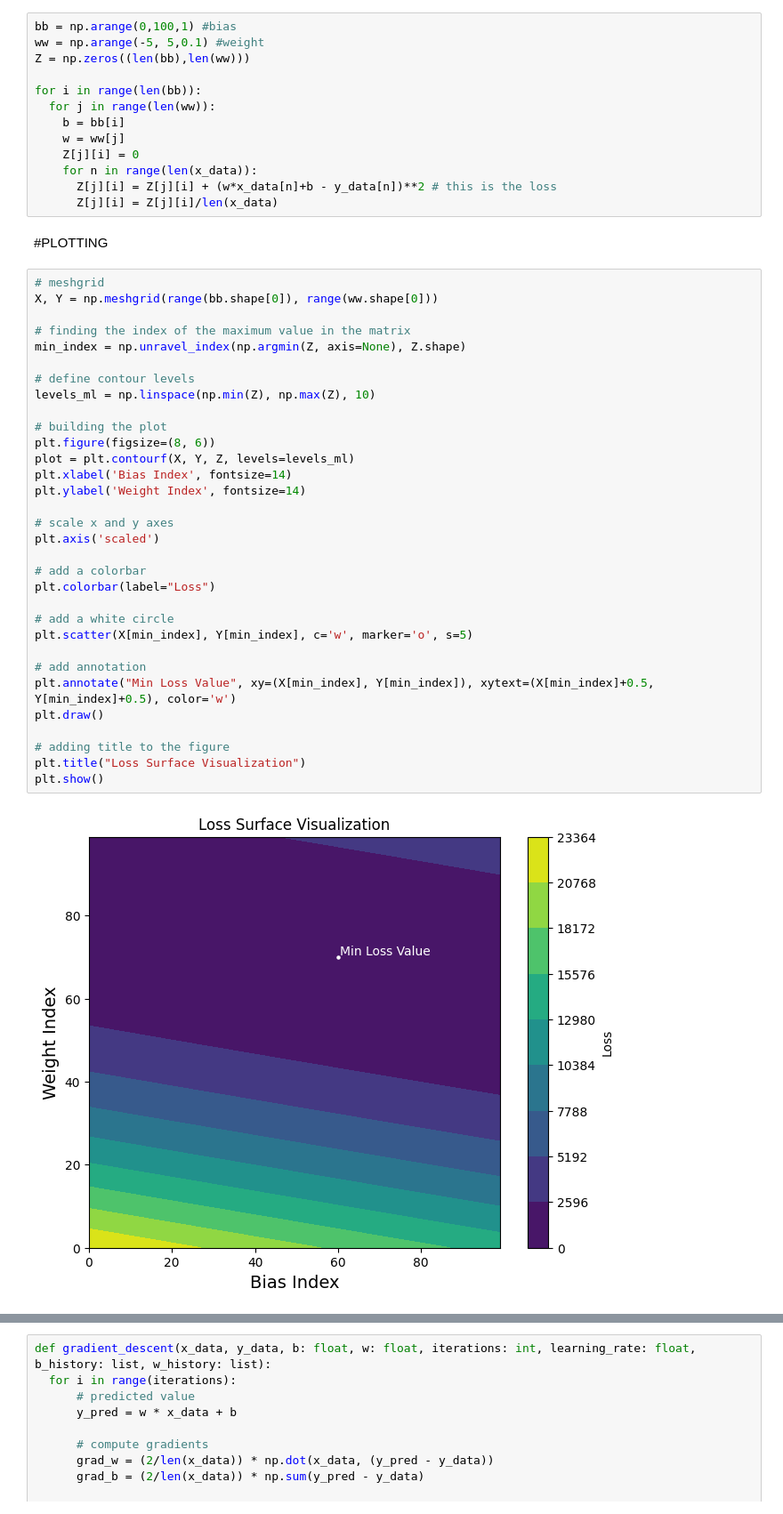
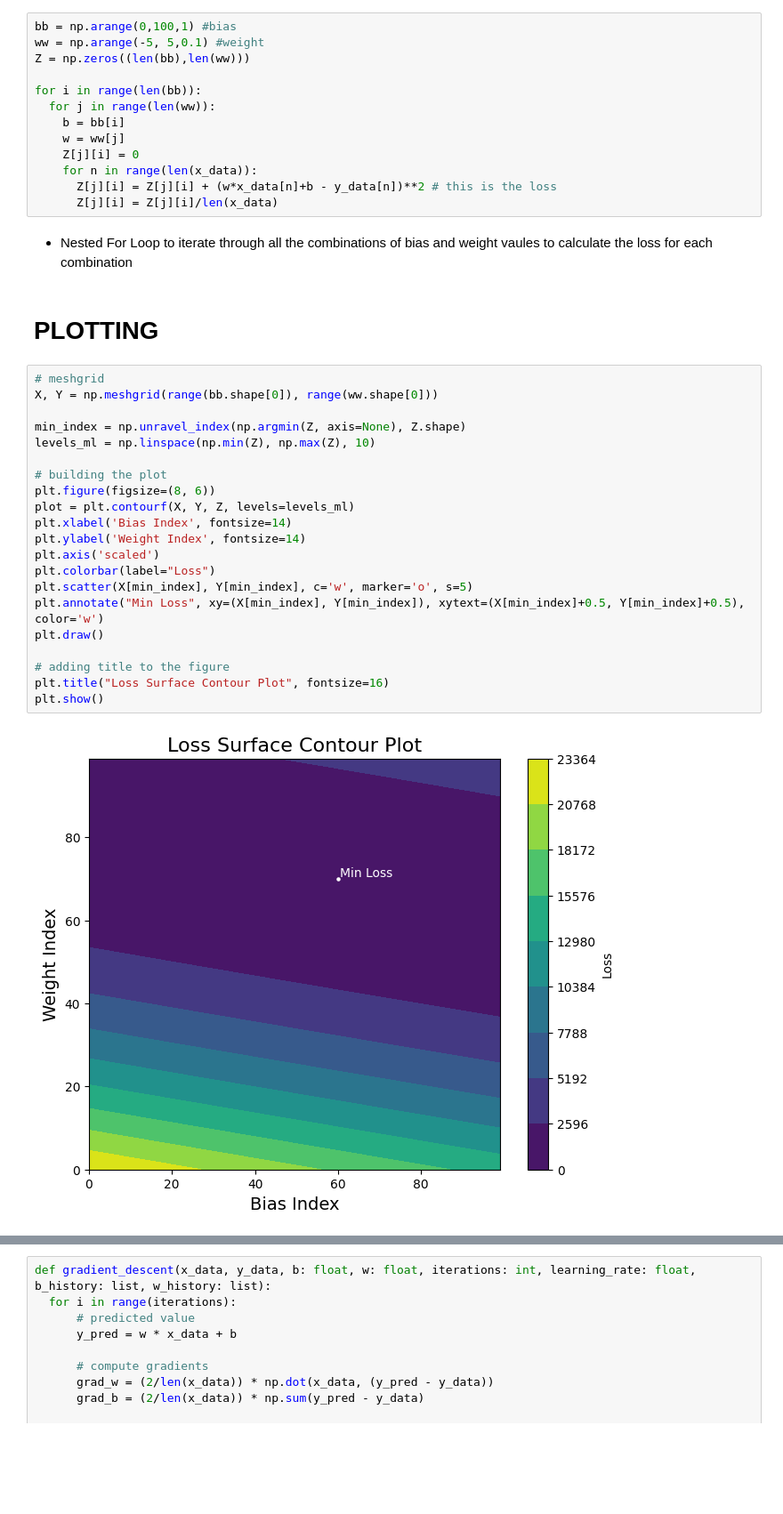
Before and after one commit to LingT03/MachineLearning, a Jupyter notebook: HW1LinReg+GraDes/Thang_Ling_Homework1_LinearRegression+GradientDescent.ipynb, the cells around one changed output, grey strips where cells are left out. Shown: that part at 89% size. Drawn from its saved outputs; the diff is of its cells as text; blank space fills up the shorter version.

```diff
--- a/HW1LinReg+GraDes/Thang_Ling_Homework1_LinearRegression+GradientDescent.ipynb
+++ b/HW1LinReg+GraDes/Thang_Ling_Homework1_LinearRegression+GradientDescent.ipynb
@@ -21,39 +31,30 @@ for i in range(len(bb)):
     for n in range(len(x_data)):
       Z[j][i] = Z[j][i] + (w*x_data[n]+b - y_data[n])**2 # this is the loss
       Z[j][i] = Z[j][i]/len(x_data)
+# %% [markdown]
+- Nested For Loop to iterate through all the combinations of bias and weight vaules to calculate the loss for each combination
 # %% [markdown]
-#PLOTTING
+# PLOTTING
 # %%
 # meshgrid
 X, Y = np.meshgrid(range(bb.shape[0]), range(ww.shape[0]))
 
-# finding the index of the maximum value in the matrix
 min_index = np.unravel_index(np.argmin(Z, axis=None), Z.shape)
-
-# define contour levels
 levels_ml = np.linspace(np.min(Z), np.max(Z), 10)
 
 # building the plot
 plt.figure(figsize=(8, 6))
 plot = plt.contourf(X, Y, Z, levels=levels_ml)
 plt.xlabel('Bias Index', fontsize=14)
 plt.ylabel('Weight Index', fontsize=14)
-
-# scale x and y axes
 plt.axis('scaled')
-
-# add a colorbar
 plt.colorbar(label="Loss")
-
-# add a white circle
 plt.scatter(X[min_index], Y[min_index], c='w', marker='o', s=5)
-
-# add annotation
-plt.annotate("Min Loss Value", xy=(X[min_index], Y[min_index]), xytext=(X[min_index]+0.5, Y[min_index]+0.5), color='w')
+plt.annotate("Min Loss", xy=(X[min_index], Y[min_index]), xytext=(X[min_index]+0.5, Y[min_index]+0.5), color='w')
 plt.draw()
 
 # adding title to the figure
-plt.title("Loss Surface Visualization")
+plt.title("Loss Surface Contour Plot", fontsize=16)
 plt.show()
 # %% [output]
-[figure, old version]
+[figure, new version]
```
Also changed, not shown: parts of 7 cells of this notebook, 2 other files.
